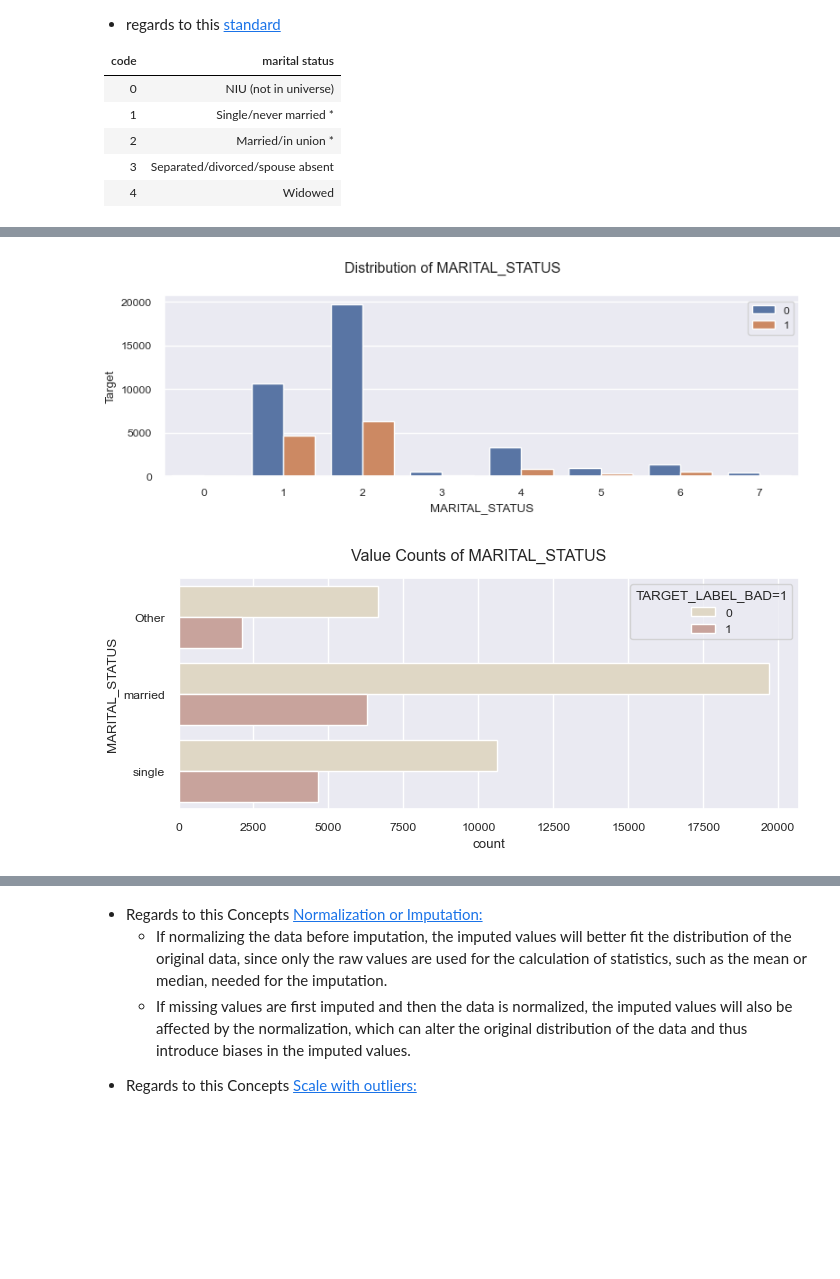
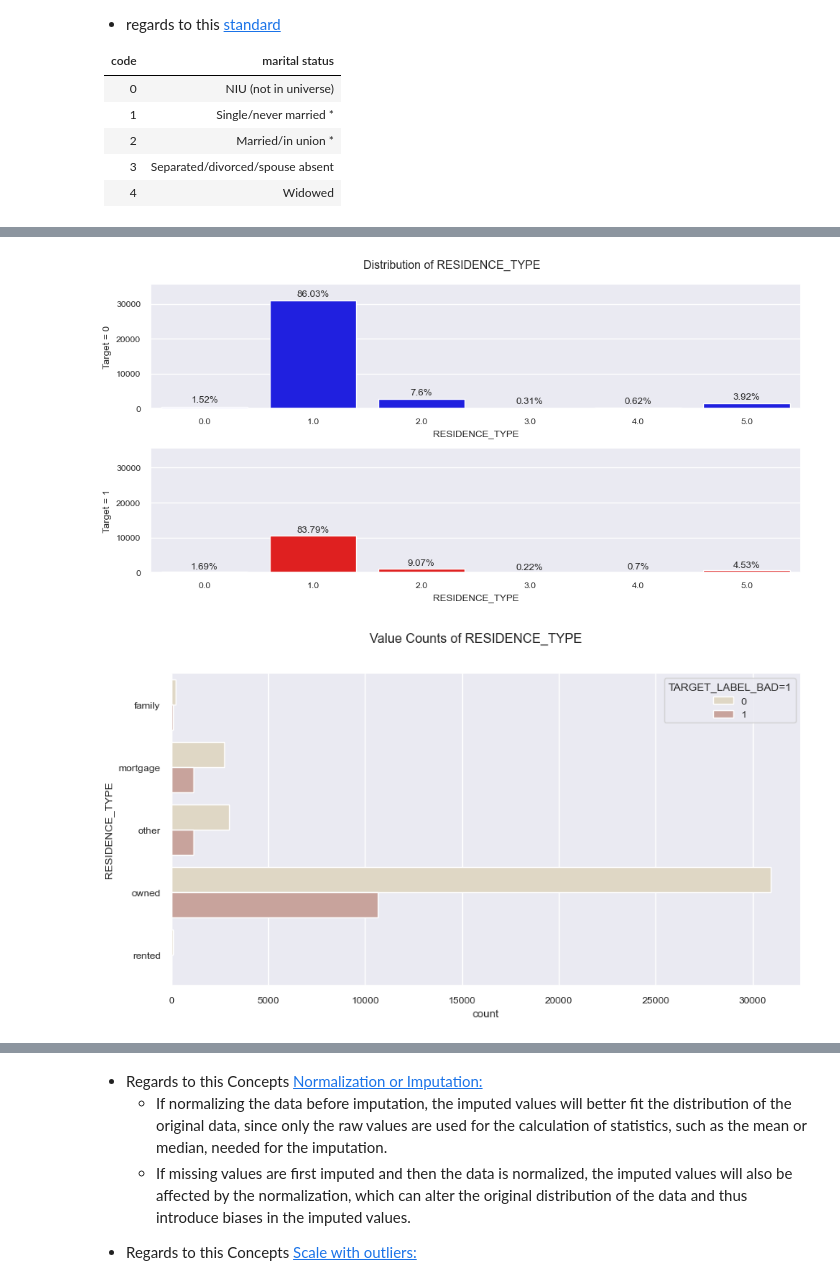
Before and after one commit to tutecode/credit-risk-analysis, a Jupyter notebook: src/notebooks/eda_ml_model_dev_v0.ipynb, the cells around one changed output, grey strips where cells are left out. Drawn from its saved outputs; the diff is of its cells as text; code cells hidden in the pictures; blank space fills up the shorter version.

```diff
--- a/src/notebooks/eda_ml_model_dev_v0.ipynb
+++ b/src/notebooks/eda_ml_model_dev_v0.ipynb
@@ -413,8 +411,9 @@ plot.plotting_distribution_bar(app_y, 'MARITAL_STATUS') # before changes
 # %%
-# 'MARITAL_STATUS'
+# 'RESIDENCE_TYPE': categoric, {1: 'owned', 2:'mortgage', 3:'rented', 4:'family', 5:'other'}
 reload(plot)
-plot.plotting_distribution_bar(app_train, 'MARITAL_STATUS') # before changes
-plot.plot_value_counts(app_train_cop, 'MARITAL_STATUS') # after changes
+app_train['RESIDENCE_TYPE'].fillna(0)
+plot.plotting_distribution_bar(app_train, 'RESIDENCE_TYPE', 'vertical') # before cleaning
+plot.plot_value_counts(app_train_cop, 'RESIDENCE_TYPE') # after normalizing
 # %% [output]
-[figure, old version]
+[figure, new version]
-[figure, old version]
+[figure, new version]
```
Also changed, not shown: parts of 29 cells of this notebook, 3 other files.
